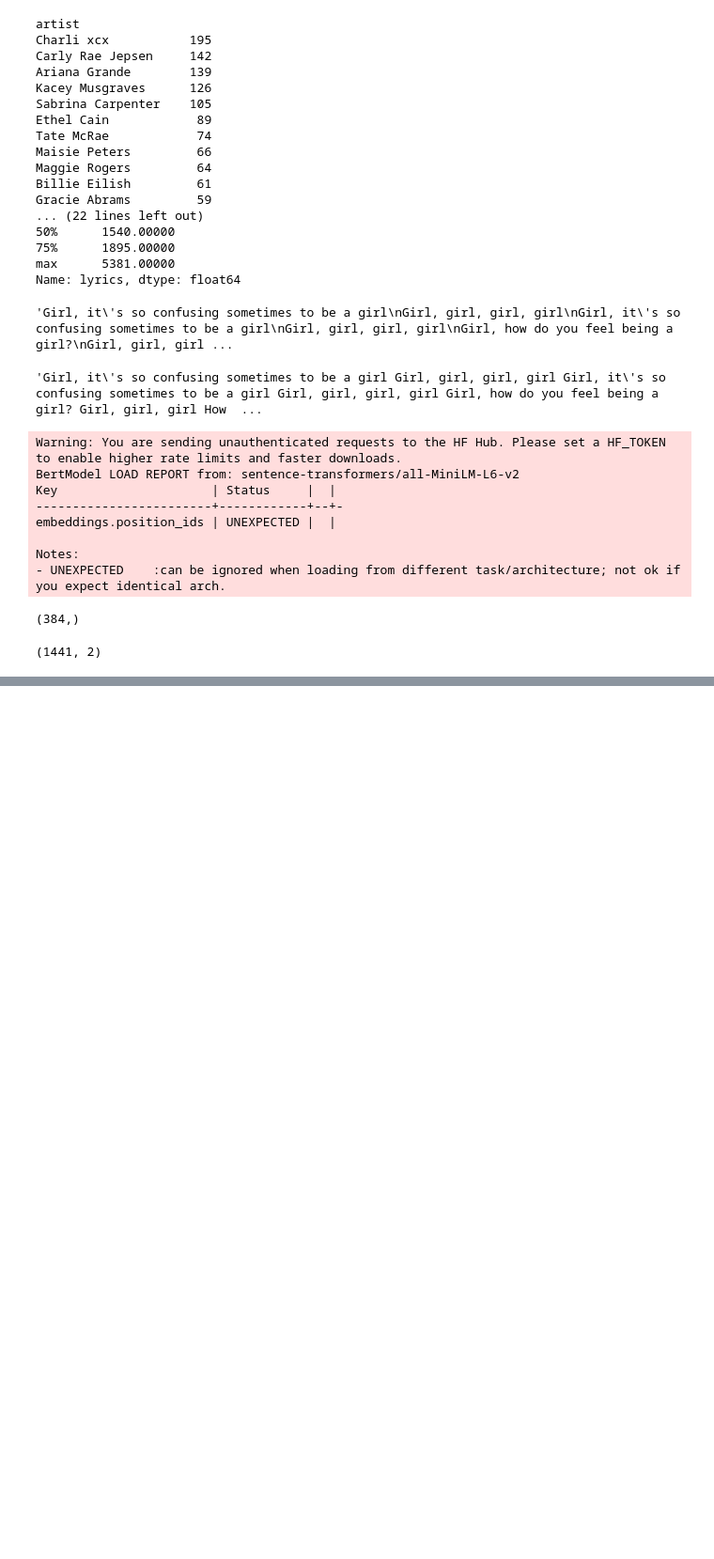
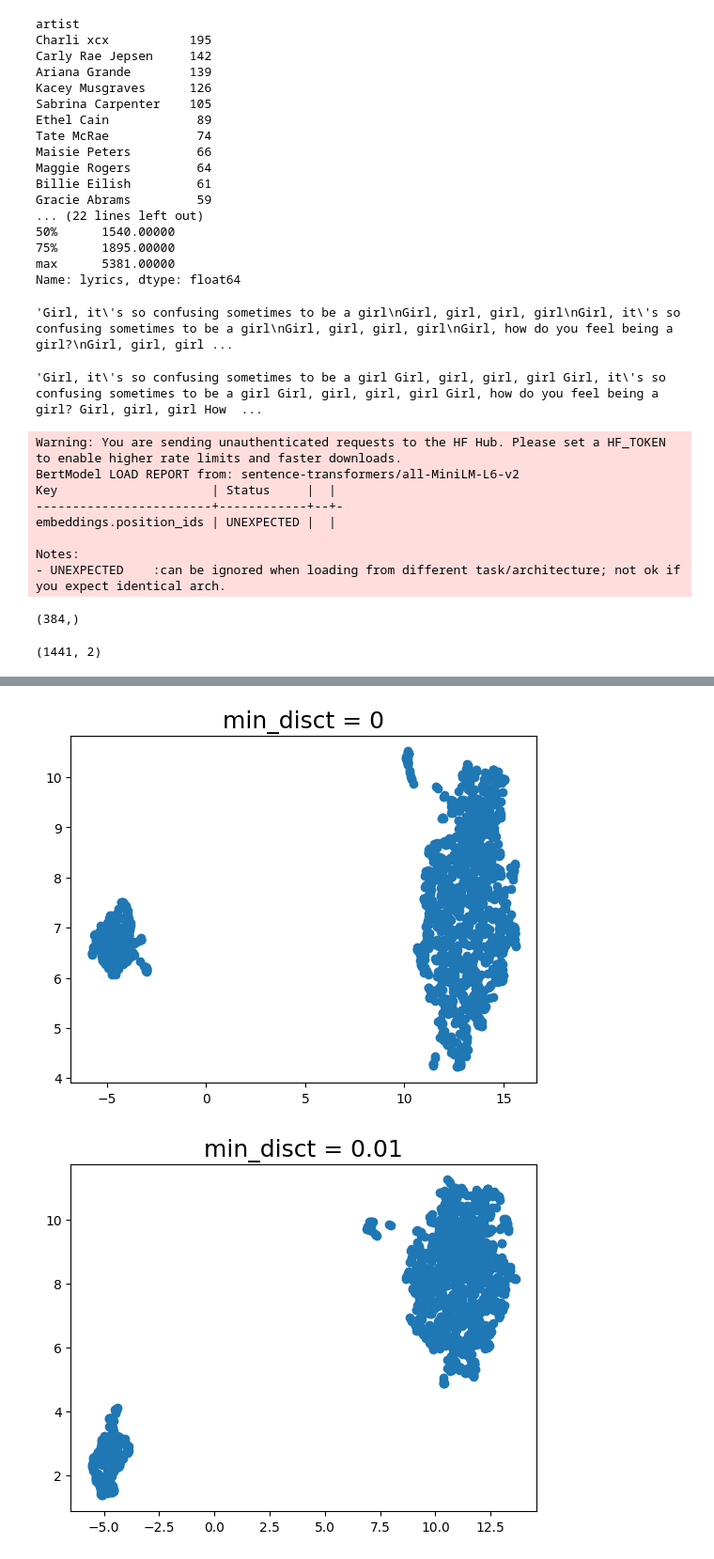
Before and after one commit to jpomarino/song_lyrics, a Jupyter notebook: notebooks/preprocessing_text.ipynb, the cells around one changed output, grey strips where cells are left out. Shown at 94% size. Drawn from its saved outputs; the diff is of its cells as text; code cells hidden in the pictures; blank space fills up the shorter version.

```diff
--- a/notebooks/preprocessing_text.ipynb
+++ b/notebooks/preprocessing_text.ipynb
@@ -202,0 +233,6 @@ fig.show()
+# %%
+for d in (0, 0.01, 0.05, 0.1, 0.2, 0.5, 0.75, 0.9):
+    draw_umap(n_neighbors=5, min_dist=d, title='min_disct = {}'.format(d))
+# %% [output]
+[figure, added]
+[figure, added]
```
Also changed, not shown: parts of 5 cells of this notebook, 4 other files.
